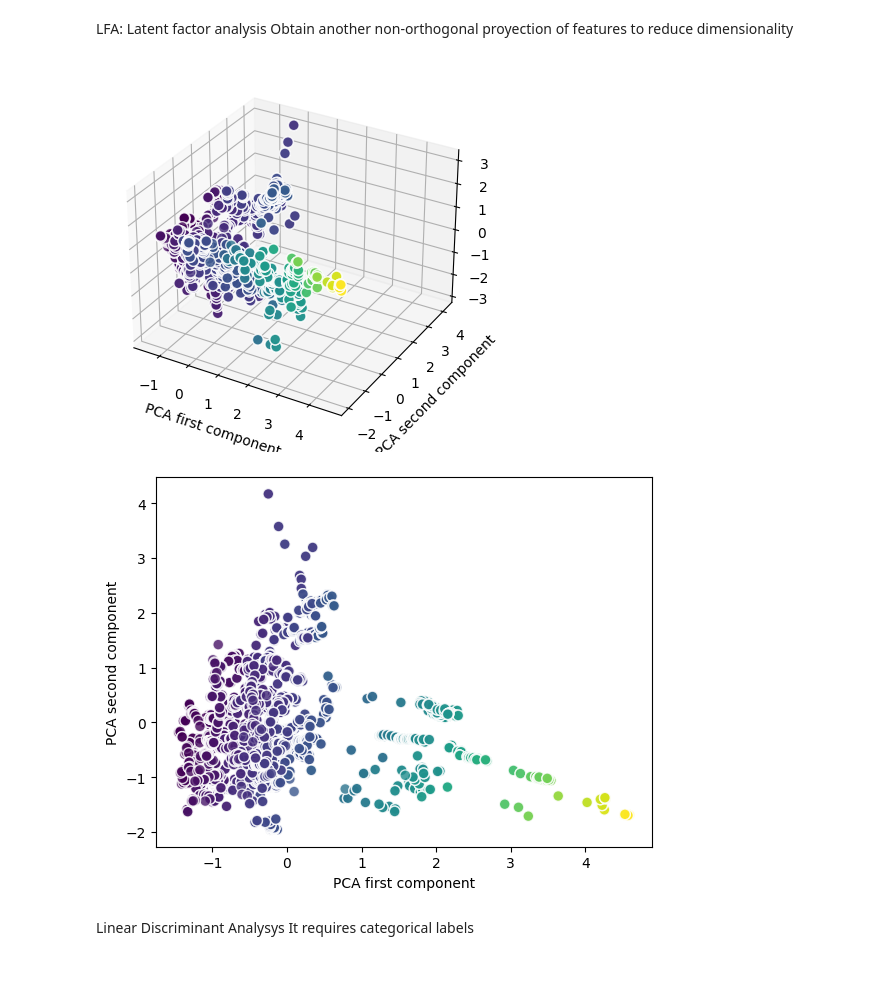
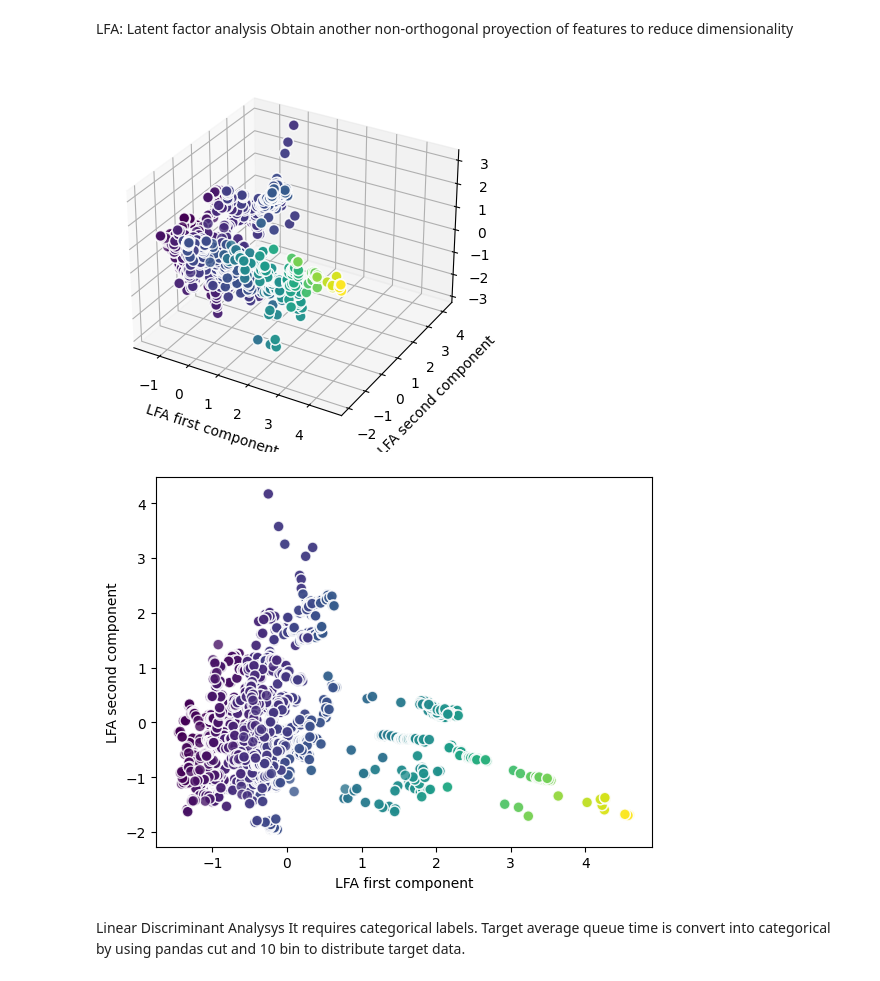
Before and after one commit to ari-apc-lab/croupier, a Jupyter notebook: forecast/analysis/analysis_partitions.ipynb, the cells around one changed output. Saved outputs shown, nothing was run; the diff lists cells and outputs as text; code cells hidden in the pictures.

```diff
--- a/forecast/analysis/analysis_partitions.ipynb
+++ b/forecast/analysis/analysis_partitions.ipynb
@@ -301,27 +303,27 @@ Obtain another non-orthogonal proyection of features to reduce dimensionality
 # %%
 from sklearn.decomposition import FactorAnalysis
 fa_7c = FactorAnalysis(n_components=7)
 X_fa_7c = fa_7c.fit_transform(medium_df)
 fig = plt.figure()
 ax = fig.add_subplot(projection='3d')
 ax.scatter(X_fa_7c[:,0], X_fa_7c[:,1], X_fa_7c[:,2], c=medium_df['avg_queue_time_per_job'], alpha=0.8,
     s=60, marker='o', edgecolors='white')
-ax.set_xlabel('PCA first component')
-ax.set_ylabel('PCA second component')
-ax.set_zlabel('PCA third component')
+ax.set_xlabel('LFA first component')
+ax.set_ylabel('LFA second component')
+ax.set_zlabel('LFA third component')
 plt.show()
 
 plt.scatter(X_fa_7c[:,0], X_fa_7c[:,1], c=medium_df['avg_queue_time_per_job'], alpha=0.8,
     s=60, marker='o', edgecolors='white')
-plt.xlabel("PCA first component")
-plt.ylabel("PCA second component")
+plt.xlabel("LFA first component")
+plt.ylabel("LFA second component")
 plt.show()
 # %% [output]
-[figure, old version]
+[figure, new version]
 [figure]
-# %% [markdown]
-Linear Discriminant Analysys
-It requires categorical labels
+# %% [markdown]
+Linear Discriminant Analysys
+It requires categorical labels. Target average queue time is convert into categorical by using pandas cut and 10 bin to distribute target data.
 # %%
 from sklearn.discriminant_analysis import LinearDiscriminantAnalysis as LDA
 import math
```
Also changed, not shown: parts of 8 cells of this notebook.
